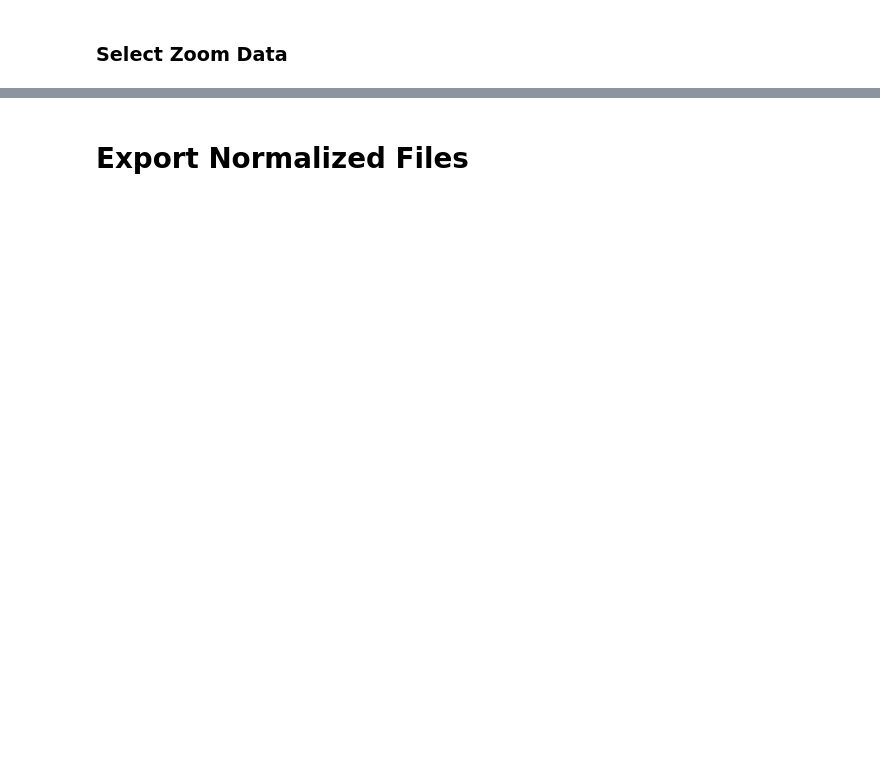
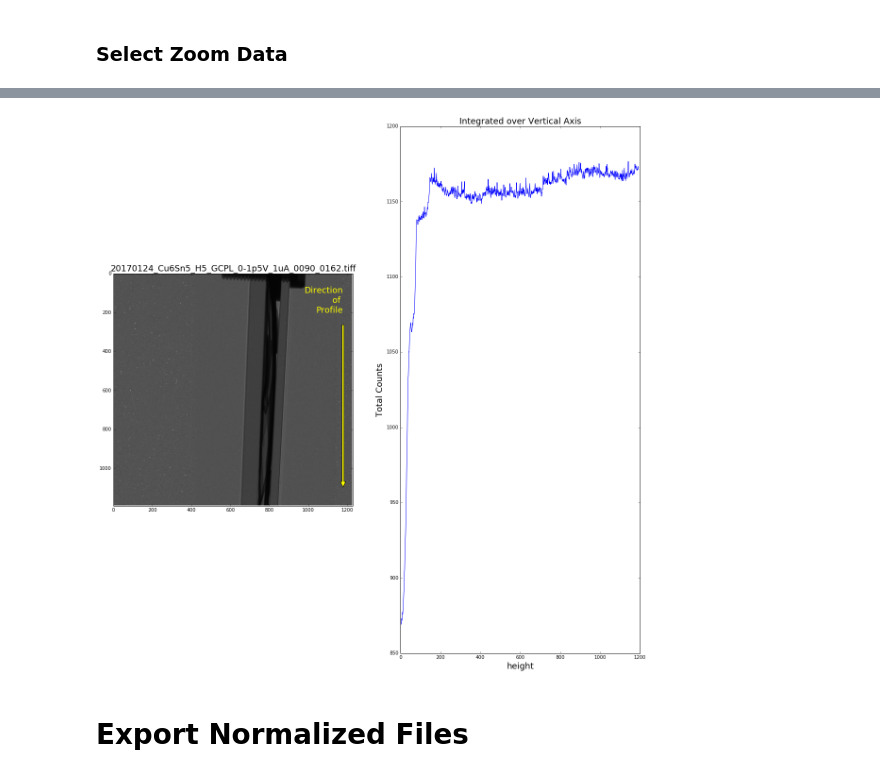
Before and after one commit to JeanBilheux/IPTS_17981, a Jupyter notebook: semi_live_normalization.ipynb, the cells around one changed output, grey strips where cells are left out. Saved outputs shown, nothing was run; the diff lists cells and outputs as text; code cells hidden in the pictures; blank space fills up the shorter version.

Commit message:
Improved and added profile

```diff
--- a/semi_live_normalization.ipynb
+++ b/semi_live_normalization.ipynb
@@ -278,0 +317,92 @@ zoom = interact(plot_images,
+# %%
+def plot_images(file_index, left, right, top, bottom, integration_direction):
+
+    _norm = normalized_data[file_index]
+    _zoom_norm = _norm[top_zoom:bottom_zoom, left_zoom:right_zoom]
+
+    fig = plt.figure(figsize=(20,20))
+    ax_img = plt.subplot(121)
+    ax_img.imshow(_zoom_norm,
+                 cmap='gray',
+                 vmin=min_counts,
+                 vmax=max_counts)
+    ax_img.set_title("{}".format(os.path.basename(list_data[file_index])), fontsize=18)
+
+    _rectangle = patches.Rectangle((left, top),
+                                  right-left,
+                                  bottom-top,
+                                  edgecolor = 'white',
+                                  linewidth = 2,
+                                  fill = False)
+    ax_img.add_patch(_rectangle)
+
+    [img_height, img_width] = np.shape(_zoom_norm)
+
+    if integration_direction == 'h':
+        ax_img.annotate('Direction of Profile', color='yellow',
+                        fontsize=18,
+                        xy=[img_width-50, 50],
+                    xytext = [50, 50],
+                    arrowprops=dict(facecolor='yellow', shrink=0.05))
+    else:
+         ax_img.annotate('Direction\n of \nProfile', xy=[img_width-50, img_height-50],
+                         color='yellow', fontsize=18,
+                         horizontalalignment='right',
+                    xytext = [img_width-50, 200],
+                    arrowprops=dict(facecolor='yellow', shrink=0.05))
+
+    ax_inte = plt.subplot(122)
+    _integration = _zoom_norm[top:bottom, left:right]
+
+    if integration_direction == 'h':
+        _inte = np.sum(_integration, axis=0)
+        _xaxis = np.arange(left, right)
+        _title = "Integrated over Horizontal Axis"
+        _xlabel = 'width'
+    else:
+        _inte = np.sum(_integration, axis=1)
+        _xaxis = np.arange(top, bottom)
+        _title = "Integrated over Vertical Axis"
+        _xlabel = 'height'
+
+    _ylabel = 'Total Counts'
+
+    ax_inte.plot(_xaxis,_inte)
+    ax_inte.set_title(_title, fontsize=18)
+    ax_inte.set_xlabel(_xlabel, fontsize=18)
+    ax_inte.set_ylabel(_ylabel, fontsize=18)
+
+
+
+    return [left, right, top, bottom]
+
+profile = interact(plot_images,
+                  file_index = widgets.IntSlider(min=0,
+                                                max=len(list_data)-1,
+                                                step=1,
+                                                value=0,
+                                                description="File Index"),
+                  left = widgets.IntSlider(min=0,
+                                            max=width,
+                                            step=1,
+                                            value=0,
+                                            description='Left ROI'),
+                  right = widgets.IntSlider(min=0,
+                                           max=width,
+                                           value=right_roi - left_roi,
+                                           step=1,
+                                           description='Right ROI'),
+                  top = widgets.IntSlider(min=0,
+                                            max=height,
+                                            step=1,
+                                            value=0,
+                                            description='Top ROI'),
+                   bottom = widgets.IntSlider(min=0,
+                                            max=height,
+                                            step=1,
+                                            value=bottom_roi - top_roi,
+                                            description='Bottom ROI'),
+               integration_direction = widgets.RadioButtons(options={'horizontal': 'h','vertical':'v'},
+                                                           description = 'Profile Type',
+                                                           value='h'))
+# %% [output]
@@ -279,3 +410,4 @@ zoom = interact(plot_images,
+[figure, added]
 # %% [markdown]
 # Export Normalized Files
 # %%
```
Also changed, not shown: parts of 7 cells of this notebook.
